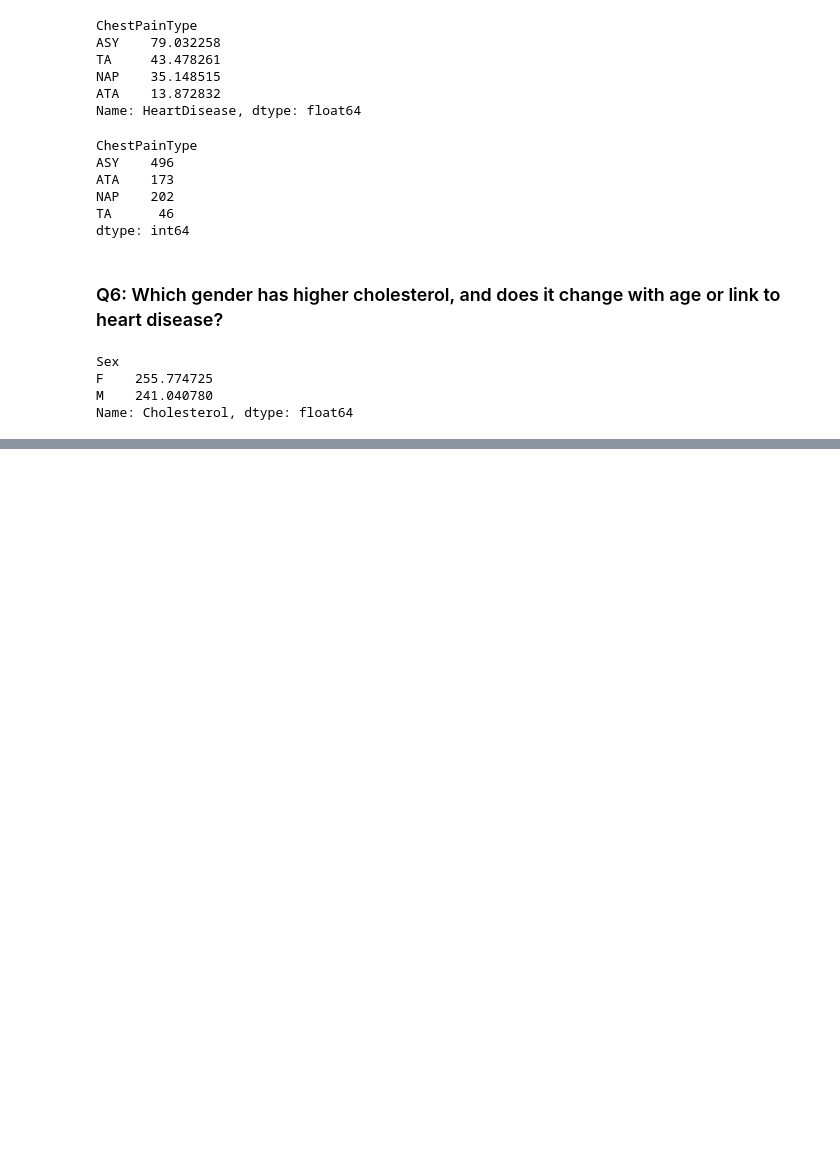
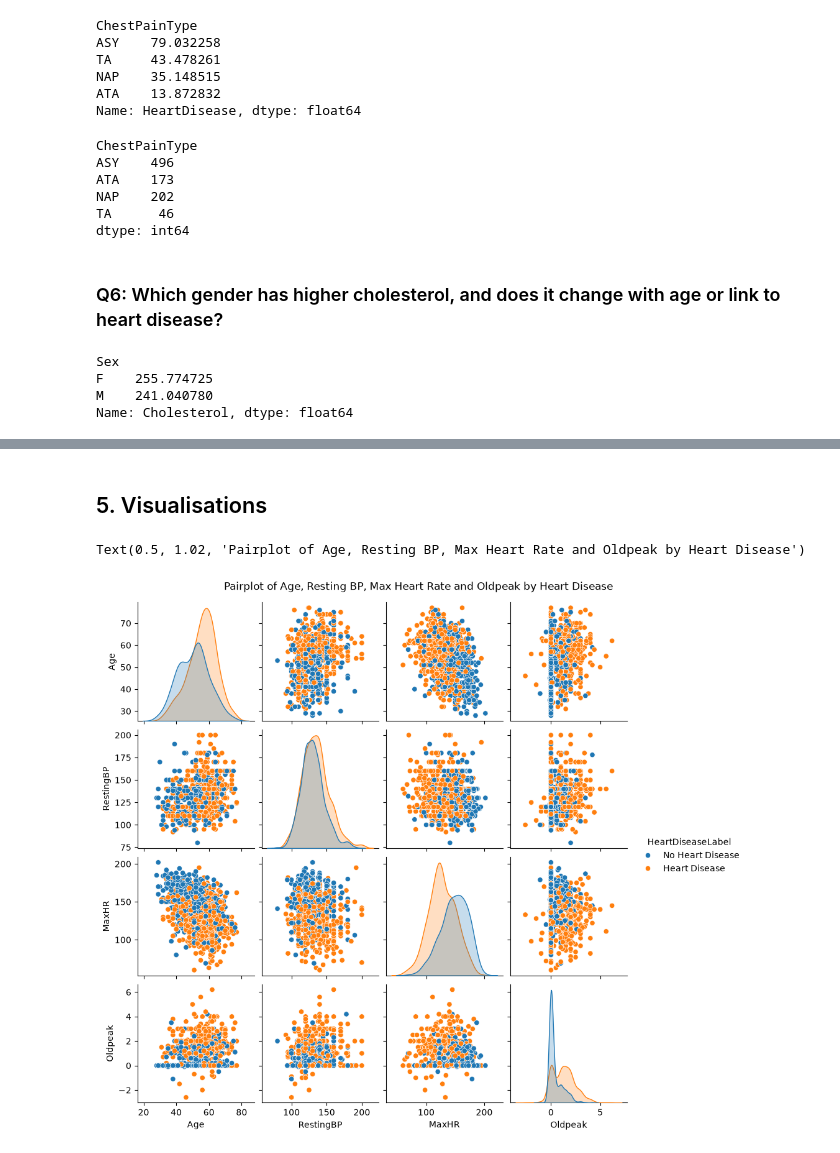
Before and after one commit to TuhinShaikh/Heart-Disease-Visualisation, a Jupyter notebook: Heart_Disease_Analysis.ipynb, the cells around one changed output, grey strips where cells are left out. Drawn from its saved outputs; the diff is of its cells as text; code cells hidden in the pictures; blank space fills up the shorter version.

Commit message:
#1 adding in new graphs

```diff
--- a/Heart_Disease_Analysis.ipynb
+++ b/Heart_Disease_Analysis.ipynb
@@ -388,0 +424,8 @@ chol_age_sex #
+# %% [markdown]
+## 5. Visualisations
+# %%
+g = sns.pairplot(df, vars=["Age", "RestingBP", "MaxHR", "Oldpeak"], hue="HeartDiseaseLabel", height=2.2) #16 GRAPHs
+g.fig.suptitle("Pairplot of Age, Resting BP, Max Heart Rate and Oldpeak by Heart Disease", y=1.02) # allows me to choose which one I prefer
+# %% [output]
+Text(0.5, 1.02, 'Pairplot of Age, Resting BP, Max Heart Rate and Oldpeak by Heart Disease')
+[figure, added]
```
Also changed, not shown: parts of 26 cells of this notebook.
